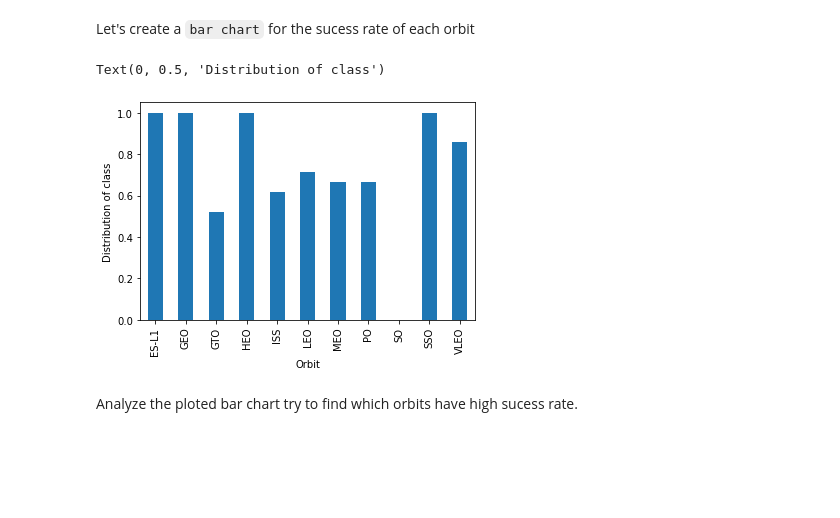
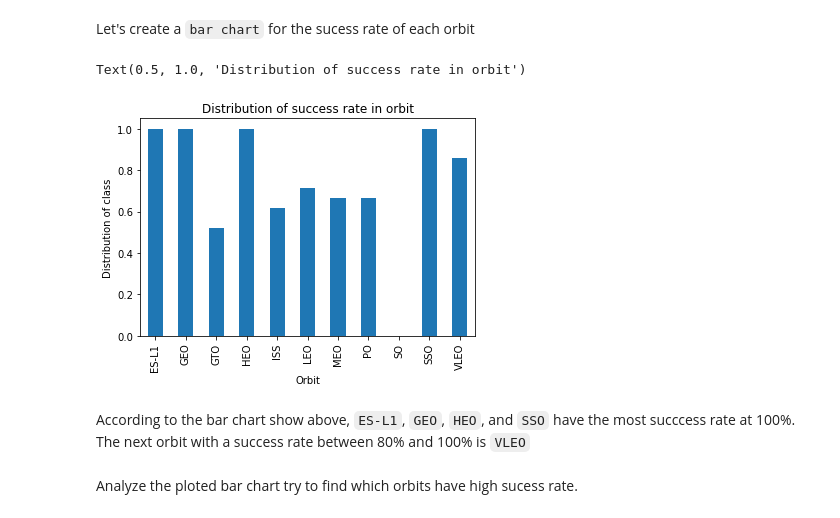
Before and after one commit to PatrickAGB24/IBM-Data-Science-Capstone, a Jupyter notebook: EDA with Data Visualization.ipynb, the cells around one changed output. Saved outputs shown, nothing was run; the diff lists cells and outputs as text; code cells hidden in the pictures; blank space fills up the shorter version.

```diff
--- a/EDA with Data Visualization.ipynb
+++ b/EDA with Data Visualization.ipynb
@@ -115,11 +118,14 @@ Let's create a `bar chart` for the sucess rate of each orbit
 # %%
 # HINT use groupby method on Orbit column and get the mean of Class column
 Orbit_df = (df.groupby(['Orbit']))['Class'].mean()
 Orbit_df.plot(kind = 'bar')
 plt.ylabel('Distribution of class')
+plt.title("Distribution of success rate in orbit")
 # %% [output]
-Text(0, 0.5, 'Distribution of class')
+Text(0.5, 1.0, 'Distribution of success rate in orbit')
-[figure, old version]
+[figure, new version]
+# %% [markdown]
+According to the bar chart show above, <code>ES-L1</code>, <code>GEO</code>, <code>HEO</code>, and <code>SSO</code> have the most succcess rate at 100%. The next orbit with a success rate between 80% and 100% is <code>VLEO</code>
 # %% [markdown]
 Analyze the ploted bar chart try to find which orbits have high sucess rate.
 # %% [markdown]
```
Also changed, not shown: parts of 6 cells of this notebook.
